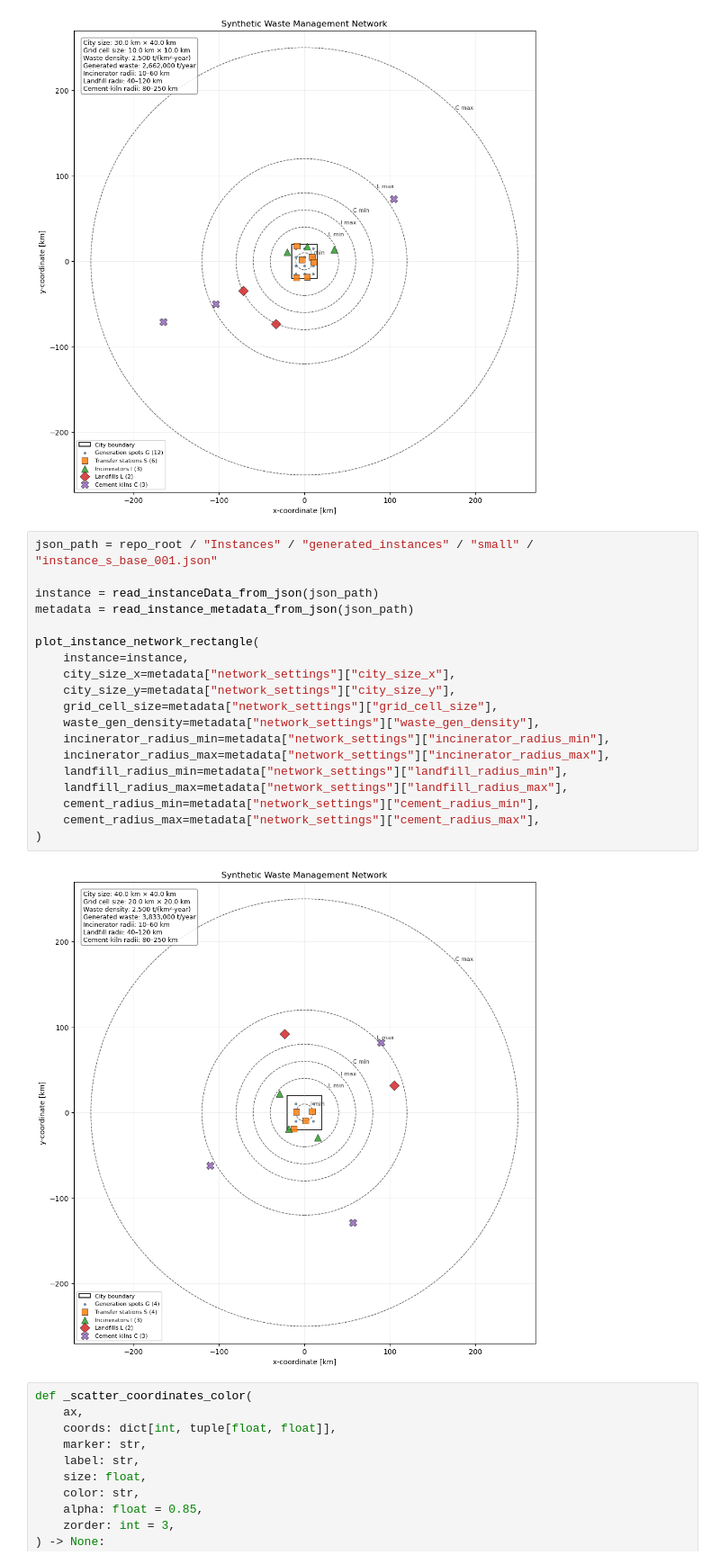
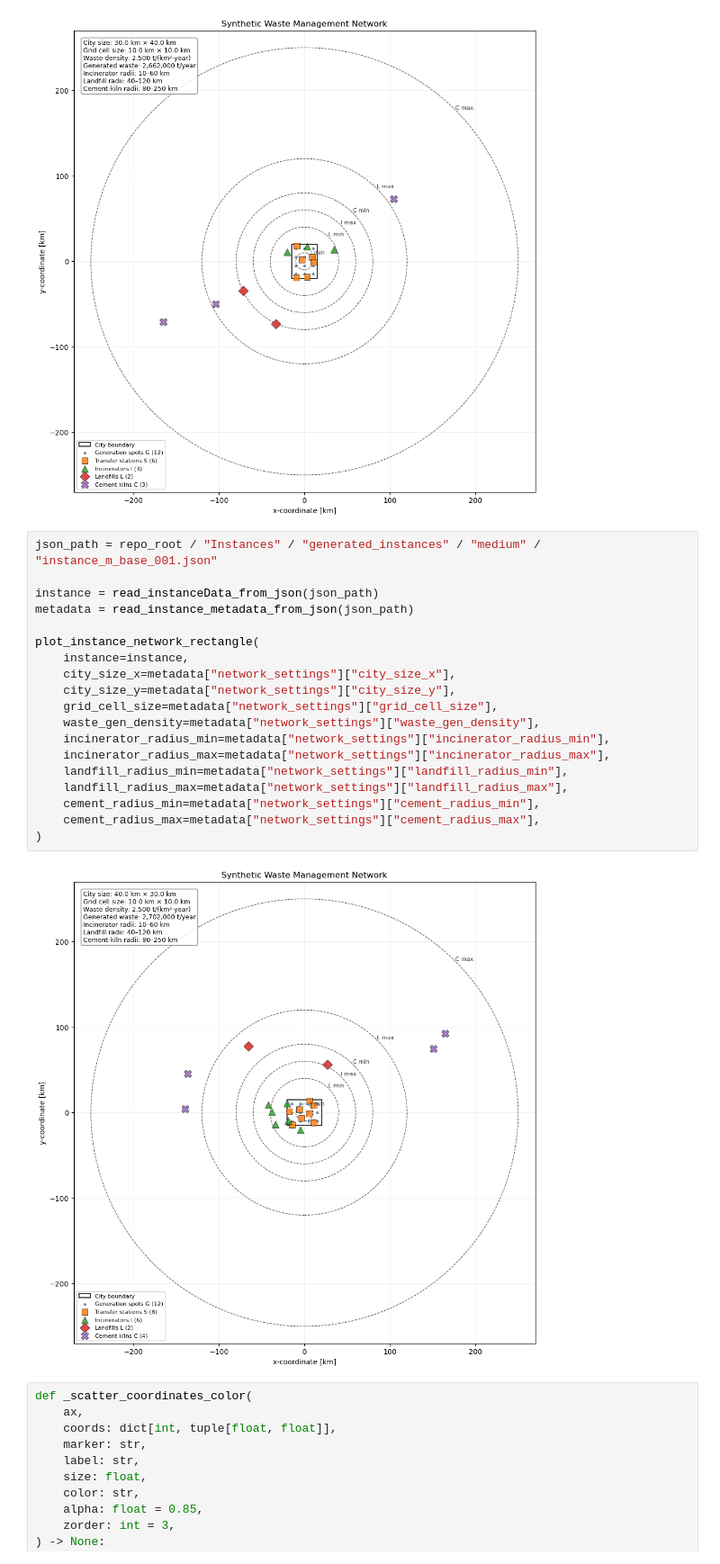
Before and after one commit to TT-VIP/Paper2_CoProcessing, a Jupyter notebook: Instances/print_network.ipynb, the cells around one changed output. Shown at 90% size. Saved outputs shown, nothing was run; the diff lists cells and outputs as text.

```diff
--- a/Instances/print_network.ipynb
+++ b/Instances/print_network.ipynb
@@ -596,26 +596,26 @@ plot_instance_network_rectangle(
 # %% [output]
 [figure]
 # %%
-json_path = repo_root / "Instances" / "generated_instances" / "small" / "instance_s_base_001.json"
+json_path = repo_root / "Instances" / "generated_instances" / "medium" / "instance_m_base_001.json"
 
 instance = read_instanceData_from_json(json_path)
 metadata = read_instance_metadata_from_json(json_path)
 
 plot_instance_network_rectangle(
     instance=instance,
     city_size_x=metadata["network_settings"]["city_size_x"],
     city_size_y=metadata["network_settings"]["city_size_y"],
     grid_cell_size=metadata["network_settings"]["grid_cell_size"],
     waste_gen_density=metadata["network_settings"]["waste_gen_density"],
     incinerator_radius_min=metadata["network_settings"]["incinerator_radius_min"],
     incinerator_radius_max=metadata["network_settings"]["incinerator_radius_max"],
     landfill_radius_min=metadata["network_settings"]["landfill_radius_min"],
     landfill_radius_max=metadata["network_settings"]["landfill_radius_max"],
     cement_radius_min=metadata["network_settings"]["cement_radius_min"],
     cement_radius_max=metadata["network_settings"]["cement_radius_max"],
 )
 # %% [output]
-[figure, old version]
+[figure, new version]
 # %%
 def _scatter_coordinates_color(
     ax,
```
Also changed, not shown: parts of 1 cell of this notebook, 10 other files.
